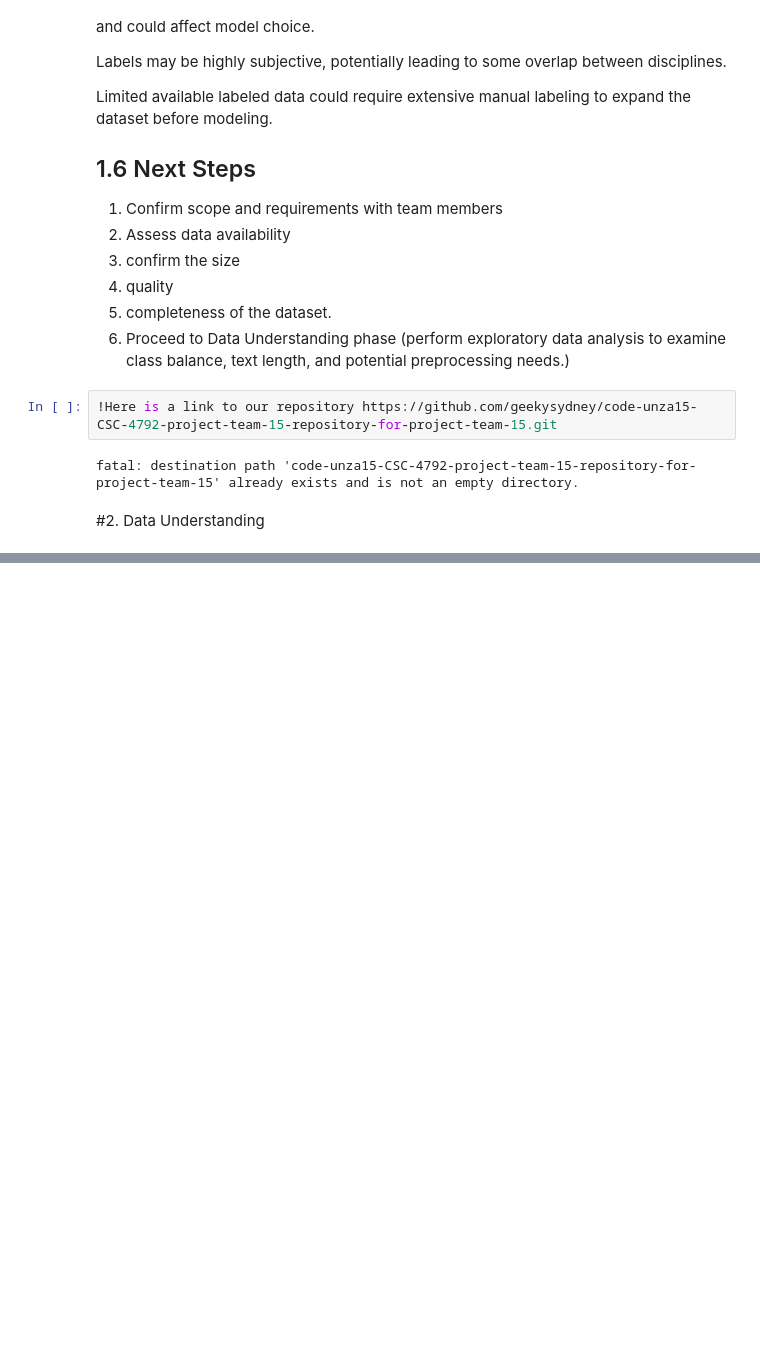
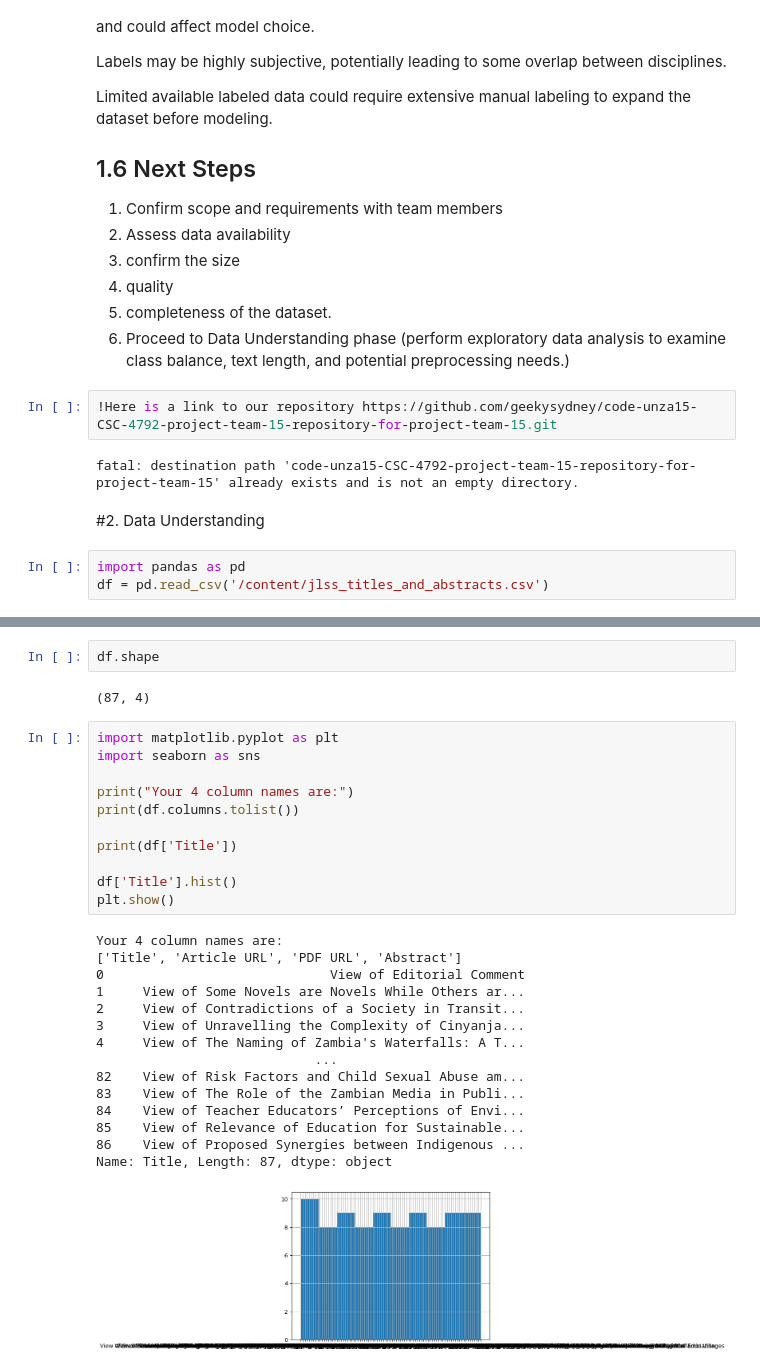
Before and after one commit to sydneymulando/code-unza15-CSC-4792-project-team-15-repository-for-project-team-15, a Jupyter notebook: code_unza25_csc4792_project_team_15_notebook.ipynb, the cells around one changed output, grey strips where cells are left out. Saved outputs shown, nothing was run; the diff lists cells and outputs as text; blank space fills up the shorter version.

```diff
--- a/code_unza25_csc4792_project_team_15_notebook.ipynb
+++ b/code_unza25_csc4792_project_team_15_notebook.ipynb
@@ -64,3 +64,6 @@ Limited available labeled data could require extensive manual labeling to expand
 fatal: destination path 'code-unza15-CSC-4792-project-team-15-repository-for-project-team-15' already exists and is not an empty directory.
 # %% [markdown]
 #2. Data Understanding
+# %%
+import pandas as pd
+df = pd.read_csv('/content/jlss_titles_and_abstracts.csv')
@@ -66,0 +101,31 @@ fatal: destination path 'code-unza15-CSC-4792-project-team-15-repository-for-pro
+# %%
+df.shape
+# %% [output]
+(87, 4)
+# %%
+import matplotlib.pyplot as plt
+import seaborn as sns
+
+print("Your 4 column names are:")
+print(df.columns.tolist())
+
+print(df['Title'])
+
+df['Title'].hist()
+plt.show()
+# %% [output]
+Your 4 column names are:
+['Title', 'Article URL', 'PDF URL', 'Abstract']
+0                             View of Editorial Comment
+1     View of Some Novels are Novels While Others ar...
+2     View of Contradictions of a Society in Transit...
+3     View of Unravelling the Complexity of Cinyanja...
+4     View of The Naming of Zambia's Waterfalls: A T...
+                            ...
+82    View of Risk Factors and Child Sexual Abuse am...
+83    View of The Role of the Zambian Media in Publi...
+84    View of Teacher Educators’ Perceptions of Envi...
+85    View of Relevance of Education for Sustainable...
+86    View of Proposed Synergies between Indigenous ...
+Name: Title, Length: 87, dtype: object
+[figure, added]
```
Also changed, not shown: parts of 3 cells of this notebook.
